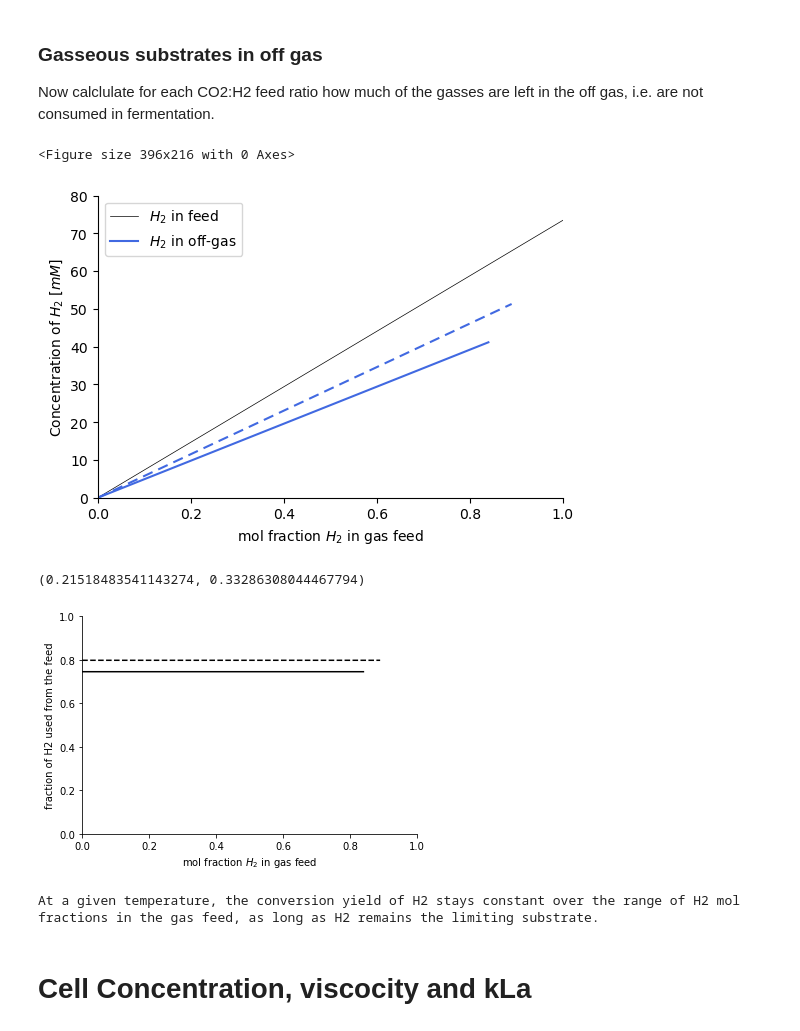
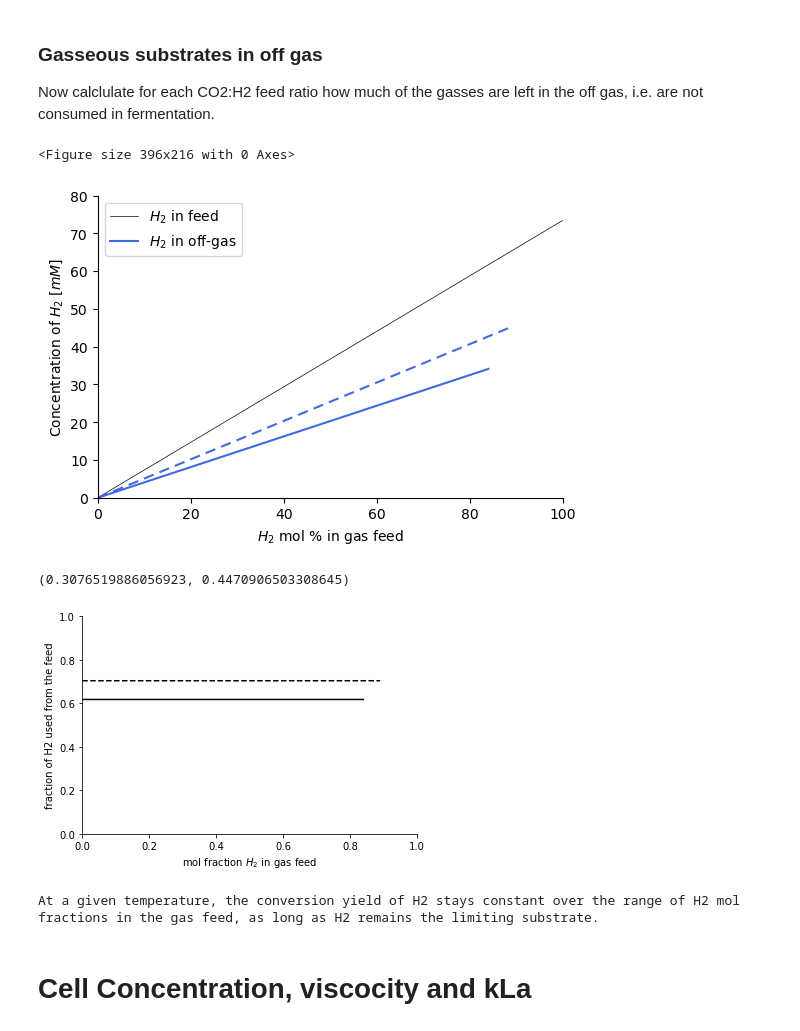
Before and after one commit to biosustain/CO2_fixation_models, a Jupyter notebook: Scripts/03_IdealGasComp.ipynb, the cells around one changed output. Cells and saved outputs as stored; diff of their text form; code cells hidden in the pictures.

```diff
--- a/Scripts/03_IdealGasComp.ipynb
+++ b/Scripts/03_IdealGasComp.ipynb
@@ -65,7 +65,7 @@ Where:
 # %%
 h_r = 30 # height of the reactor [m]
 ar = 5 # aspect ratio: height to diameter
-v_gas = 0.5 # [m/s]
+v_gas = 0.1 # [m/s]
 
 r = h_r/(ar * 2)
 h = 2/3 * h_r # initial height of broth  assuming it is 2/3 filled [m]
@@ -334,6 +341,6 @@ plt.show()
 # %%
-opt_30 = 0.89
-opt_60 = 0.84
+opt_30 = y[c_xmax_AND(T1,y)/1000 == max(c_xmax_AND(T1,y)/1000)][0]
+opt_60 = y[c_xmax_AND(T2,y)/1000 == max(c_xmax_AND(T2,y)/1000)][0]
 
 print(f"From the plot: the maximum achievable biomass concentration where both gasses are fully depleted in the liquid are:")
 
@@ -350,35 +357,35 @@ Now calclulate for each CO2:H2 feed ratio how much of the gasses are left in the
 # %%
 plt.rcParams['axes.spines.right'] = False
 plt.rcParams['axes.spines.top'] = False
 
 y_30 = np.arange(0,opt_30,0.0001)
 y_60 = np.arange(0,opt_60,0.0001)
 
 fig = plt.figure(figsize=(5.5,3))
 plt.figure(dpi=100)
 #plt.plot(y,(1-y)*p_m/(R*T1), color='black', linestyle ="--")
 #plt.plot(y,(1-y)*p_m/(R*T2), color='black', linestyle ="-")
-plt.plot(y,y*p_m/(R*TRT), color='black',linewidth = 0.5)
-plt.plot(y_60,c_G("H2",T2,y_60), color='royalblue')#, linestyle ="-")
+plt.plot(y*100,y*p_m/(R*TRT), color='black',linewidth = 0.5)
+plt.plot(y_60*100,c_G("H2",T2,y_60), color='royalblue')#, linestyle ="-")
 #plt.plot(y,y*p_m/(R*T1), color='black',linewidth = 0.5, dashes=[10, 6])#linestyle ="--")
 #plt.plot(y_30,c_G("CO2",T1,y_30), color='dimgray', linestyle ="--")
 #plt.plot(y_60,c_G("CO2",T2,y_60), color='dimgray', linestyle ="-")
-plt.plot(y_30,c_G("H2",T1,y_30), color='royalblue', dashes=[5, 3])#, linestyle ="--")
-plt.xlabel(r'mol fraction $H_2$ in gas feed')
+plt.plot(y_30*100,c_G("H2",T1,y_30), color='royalblue', dashes=[5, 3])#, linestyle ="--")
+plt.xlabel(r'$H_2$ mol % in gas feed')
 plt.ylabel(r'Concentration of $H_2$ [$mM$]')
-plt.axis([0, 1, 0, 80])
+plt.axis([0, 100, 0, 80])
 plt.legend([r"$H_2$ in feed",r"$H_2$ in off-gas"])
 
 #plt.savefig('Fig3_H2concentration.png', dpi=300)
 
 plt.show()
 # %% [output]
 <Figure size 396x216 with 0 Axes>
-[figure, old version]
+[figure, new version]
 # %%
 1-c_G("H2",T1,0.5)/(0.5*p_m/(R*TRT)),1-c_G("H2",T2,0.5)/(0.5*p_m/(R*TRT))
 # %% [output]
-(0.21518483541143274, 0.33286308044467794)
+(0.3076519886056923, 0.4470906503308645)
 # %%
 # plt.rcParams['axes.spines.right'] = False
 plt.rcParams['axes.spines.top'] = False
@@ -397,7 +404,7 @@ plt.show()
 
 print("At a given temperature, the conversion yield of H2 stays constant over the range of H2 mol fractions in the gas feed, as long as H2 remains the limiting substrate.")
 # %% [output]
-[figure, old version]
+[figure, new version]
 At a given temperature, the conversion yield of H2 stays constant over the range of H2 mol fractions in the gas feed, as long as H2 remains the limiting substrate.
 # %% [markdown]
 # Cell Concentration, viscocity and kLa
```
Also changed, not shown: parts of 8 cells of this notebook, 9 other files.
